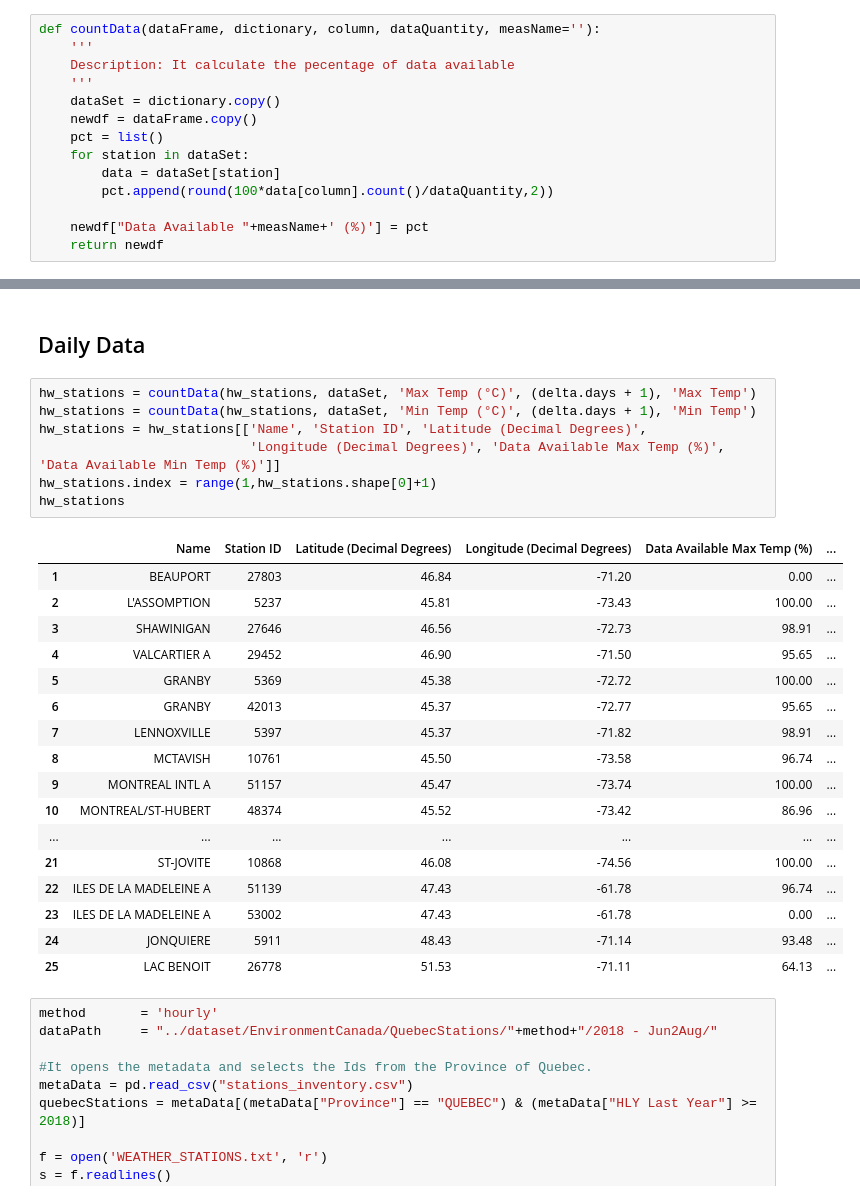
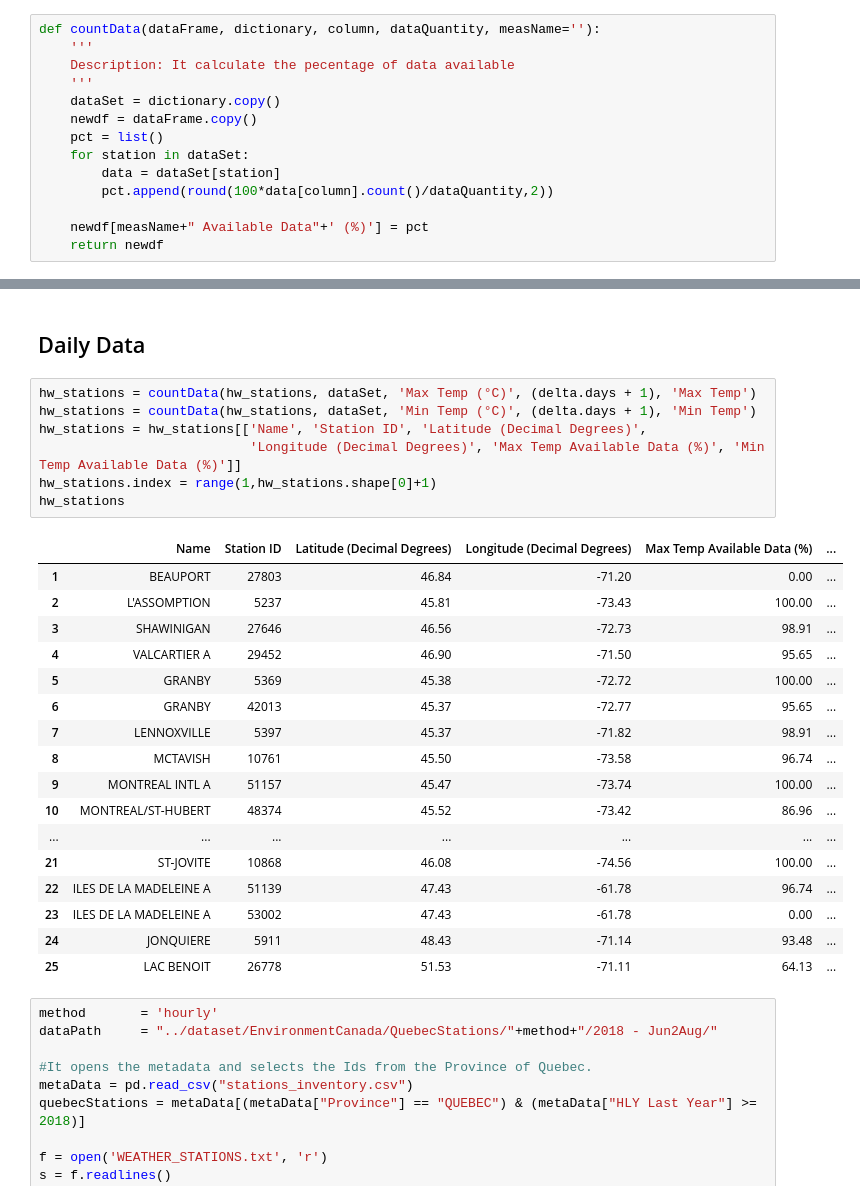
Before and after one commit to guilhAbreu/Environment-Canada-Weather-Info-Processing, a Jupyter notebook: EnvCanWeaInfo.ipynb, the cells around one changed output, grey strips where cells are left out. Drawn from its saved outputs; the diff is of its cells as text.

```diff
--- a/EnvCanWeaInfo.ipynb
+++ b/EnvCanWeaInfo.ipynb
@@ -100,7 +100,7 @@ def countData(dataFrame, dictionary, column, dataQuantity, measName=''):
         data = dataSet[station]
         pct.append(round(100*data[column].count()/dataQuantity,2))
 
-    newdf["Data Available "+measName+' (%)'] = pct
+    newdf[measName+" Available Data"+' (%)'] = pct
     return newdf
 # %%
 def fltrbyDQ(dictionary, column, dataQuantity, threshold = 0.6):
@@ -417,12 +417,12 @@ for file in stationFiles:
 # %%
 hw_stations = countData(hw_stations, dataSet, 'Max Temp (°C)', (delta.days + 1), 'Max Temp')
 hw_stations = countData(hw_stations, dataSet, 'Min Temp (°C)', (delta.days + 1), 'Min Temp')
 hw_stations = hw_stations[['Name', 'Station ID', 'Latitude (Decimal Degrees)',
-                           'Longitude (Decimal Degrees)', 'Data Available Max Temp (%)', 'Data Available Min Temp (%)']]
+                           'Longitude (Decimal Degrees)', 'Max Temp Available Data (%)', 'Min Temp Available Data (%)']]
 hw_stations.index = range(1,hw_stations.shape[0]+1)
 hw_stations
 # %% [output]
-|  | Name | Station ID | Latitude (Decimal Degrees) | Longitude (Decimal Degrees) | Data Available Max Temp (%) | ... |
+|  | Name | Station ID | Latitude (Decimal Degrees) | Longitude (Decimal Degrees) | Max Temp Available Data (%) | ... |
 | 1 | BEAUPORT | 27803 | 46.84 | -71.20 | 0.00 | ... |
 | 2 | L'ASSOMPTION | 5237 | 45.81 | -73.43 | 100.00 | ... |
 | 3 | SHAWINIGAN | 27646 | 46.56 | -72.73 | 98.91 | ... |
```
Also changed, not shown: parts of 8 cells of this notebook.
